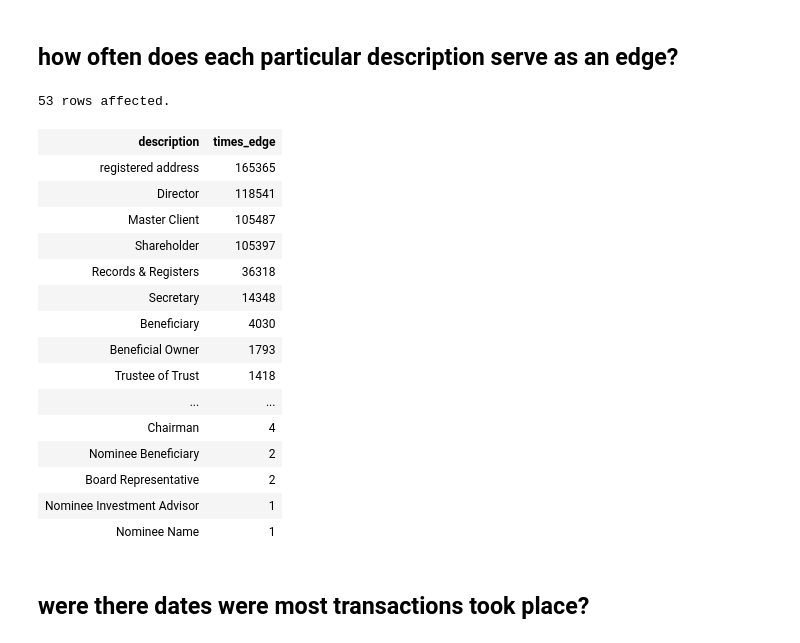
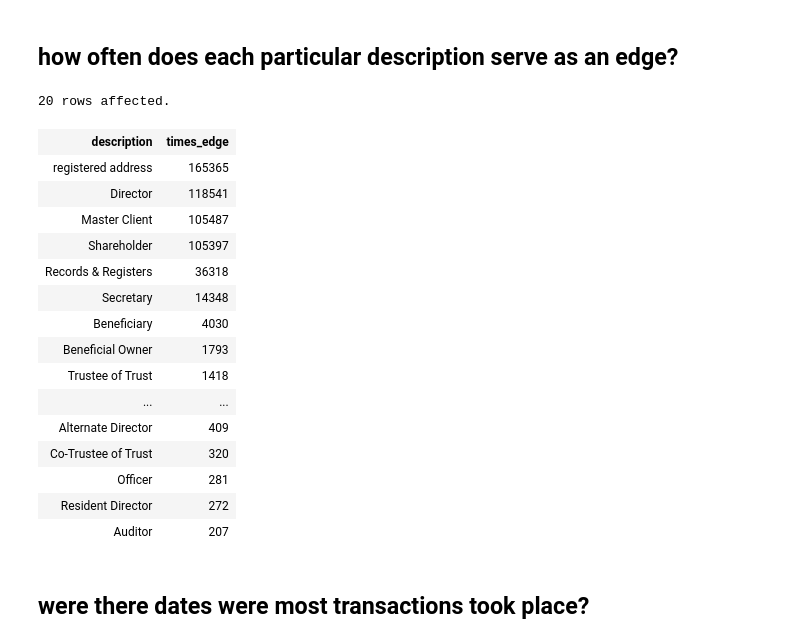
Before and after one commit to stephgline/sql_challenge_exploring_offshoreleaks, a Jupyter notebook: 4.8.16panama_papers.ipynb, the cells around one changed output. Saved outputs shown, nothing was run; the diff lists cells and outputs as text; code cells hidden in the pictures.

```diff
--- a/4.8.16panama_papers.ipynb
+++ b/4.8.16panama_papers.ipynb
@@ -543,27 +535,28 @@ select linkType, COUNT(linkType) AS linkTypecount
 # %%
 %%sql
 select description, COUNT(*) AS times_edge
     from edges_1DNW2
     GROUP BY description
-    ORDER BY times_edge DESC;
+    ORDER BY times_edge DESC
+    LIMIT 20;
 # %% [output]
-53 rows affected.
+20 rows affected.
 | description | times_edge |
 | registered address | 165365 |
 | Director | 118541 |
 | Master Client | 105487 |
 | Shareholder | 105397 |
 | Records & Registers | 36318 |
 | Secretary | 14348 |
 | Beneficiary | 4030 |
 | Beneficial Owner | 1793 |
 | Trustee of Trust | 1418 |
 | ... | ... |
-| Chairman | 4 |
-| Nominee Beneficiary | 2 |
-| Board Representative | 2 |
-| Nominee Investment Advisor | 1 |
-| Nominee Name | 1 |
+| Alternate Director | 409 |
+| Co-Trustee of Trust | 320 |
+| Officer | 281 |
+| Resident Director | 272 |
+| Auditor | 207 |
 # %% [markdown]
 ## were there dates were most transactions took place?
 # %%
```
Also changed, not shown: parts of 12 cells of this notebook.
